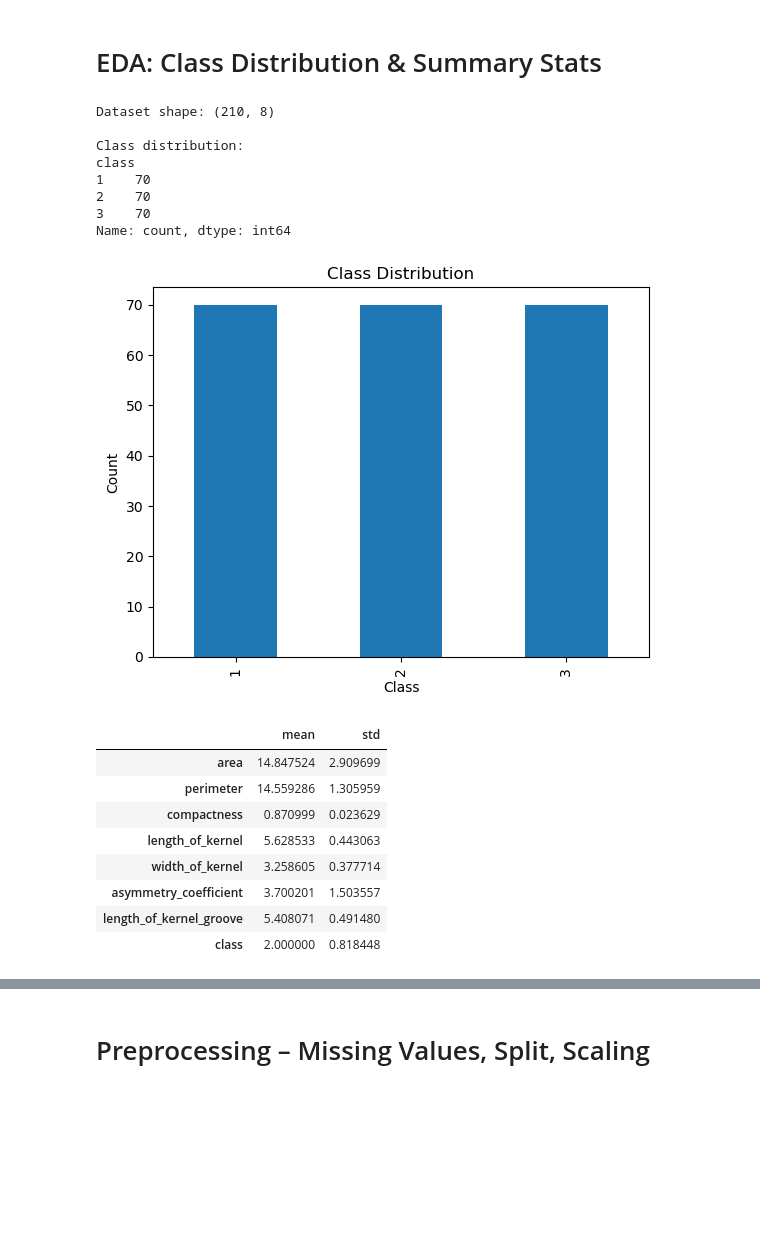
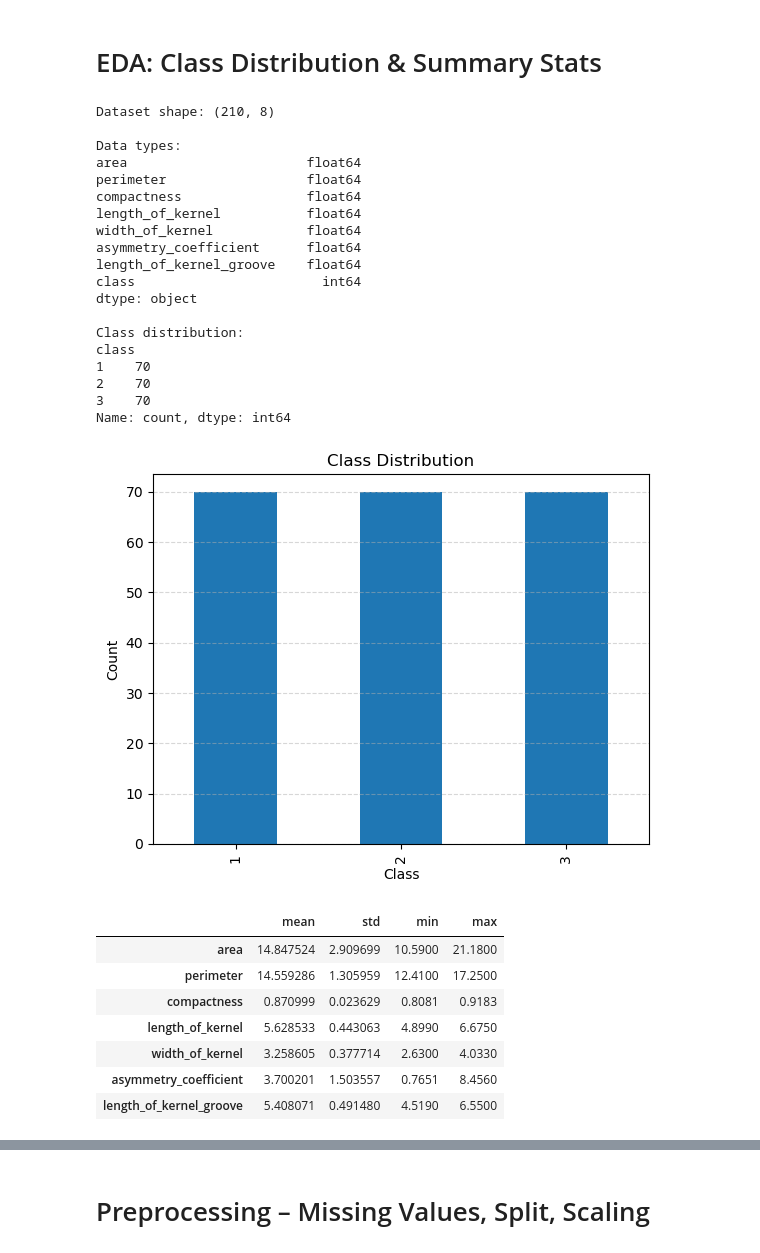
Before and after one commit to RenanSdeSilva/-UNFC-seeds-ann-project, a Jupyter notebook: notebooks/seeds_ann.ipynb, the cells around one changed output, grey strips where cells are left out. Cells and saved outputs as stored; diff of their text form; code cells hidden in the pictures; blank space fills up the shorter version.

```diff
--- a/notebooks/seeds_ann.ipynb
+++ b/notebooks/seeds_ann.ipynb
@@ -127,38 +139,62 @@ The table above shows the first few rows of the dataset, which helps confirm tha
 # EDA: Class Distribution & Summary Stats
 # %%
 print("Dataset shape:", df.shape)
+print("\nData types:")
+print(df.dtypes)
 
 # Class distribution
 class_counts = df["class"].value_counts().sort_index()
 print("\nClass distribution:")
 print(class_counts)
 
 plt.figure()
 class_counts.plot(kind="bar")
 plt.xlabel("Class")
 plt.ylabel("Count")
 plt.title("Class Distribution")
+plt.grid(axis="y", linestyle="--", alpha=0.5)
 plt.show()
 
 # Per-feature mean and std
-summary_stats = df.describe().T[["mean", "std"]]
-summary_stats
+feature_stats = df.drop("class", axis=1).describe().T[["mean", "std", "min", "max"]]
+display(feature_stats)
+
+# check correlation
+plt.figure(figsize=(8, 6))
+corr = df.drop("class", axis=1).corr()
+im = plt.imshow(corr, interpolation="nearest")
+plt.colorbar(im, fraction=0.046, pad=0.04)
+plt.xticks(range(len(corr.columns)), corr.columns, rotation=90)
+plt.yticks(range(len(corr.columns)), corr.columns)
+plt.title("Feature Correlation Matrix")
+plt.tight_layout()
+plt.show()
 # %% [output]
 Dataset shape: (210, 8)
+
+Data types:
+area                       float64
+perimeter                  float64
+compactness                float64
+length_of_kernel           float64
+width_of_kernel            float64
+asymmetry_coefficient      float64
+length_of_kernel_groove    float64
+class                        int64
+dtype: object
 
 Class distribution:
 class
 1    70
 2    70
 3    70
 Name: count, dtype: int64
-[figure, old version]
+[figure, new version]
-|  | mean | std |
-| area | 14.847524 | 2.909699 |
-| perimeter | 14.559286 | 1.305959 |
-| compactness | 0.870999 | 0.023629 |
-| length_of_kernel | 5.628533 | 0.443063 |
-| width_of_kernel | 3.258605 | 0.377714 |
-| asymmetry_coefficient | 3.700201 | 1.503557 |
-| length_of_kernel_groove | 5.408071 | 0.491480 |
-| class | 2.000000 | 0.818448 |
+|  | mean | std | min | max |
+| area | 14.847524 | 2.909699 | 10.5900 | 21.1800 |
+| perimeter | 14.559286 | 1.305959 | 12.4100 | 17.2500 |
+| compactness | 0.870999 | 0.023629 | 0.8081 | 0.9183 |
+| length_of_kernel | 5.628533 | 0.443063 | 4.8990 | 6.6750 |
+| width_of_kernel | 3.258605 | 0.377714 | 2.6300 | 4.0330 |
+| asymmetry_coefficient | 3.700201 | 1.503557 | 0.7651 | 8.4560 |
+| length_of_kernel_groove | 5.408071 | 0.491480 | 4.5190 | 6.5500 |
```
Also changed, not shown: parts of 24 cells of this notebook.
